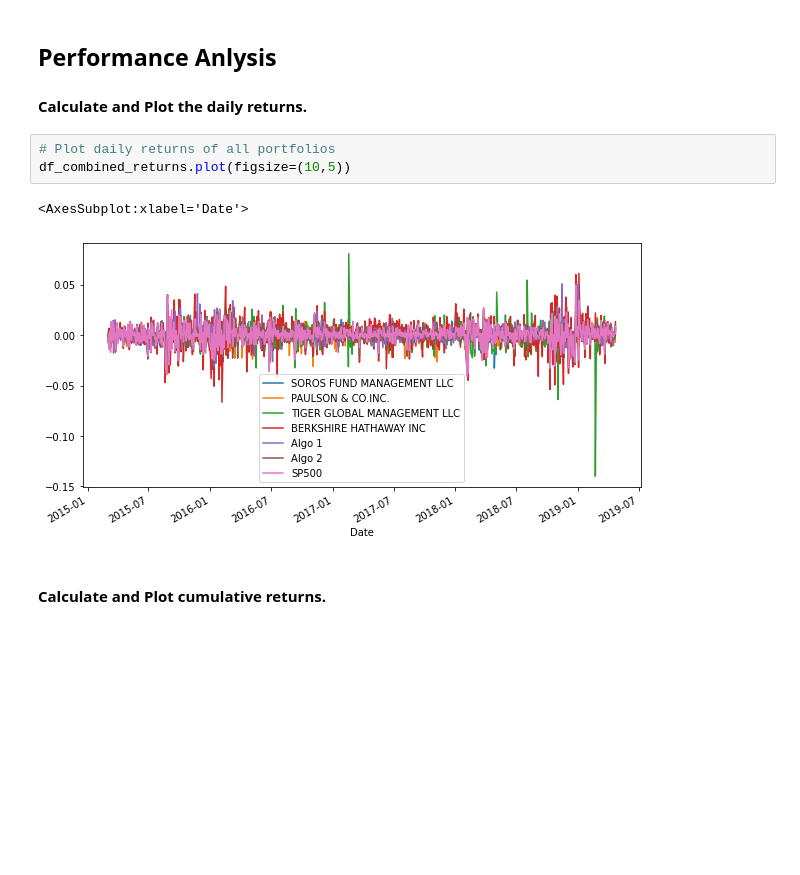
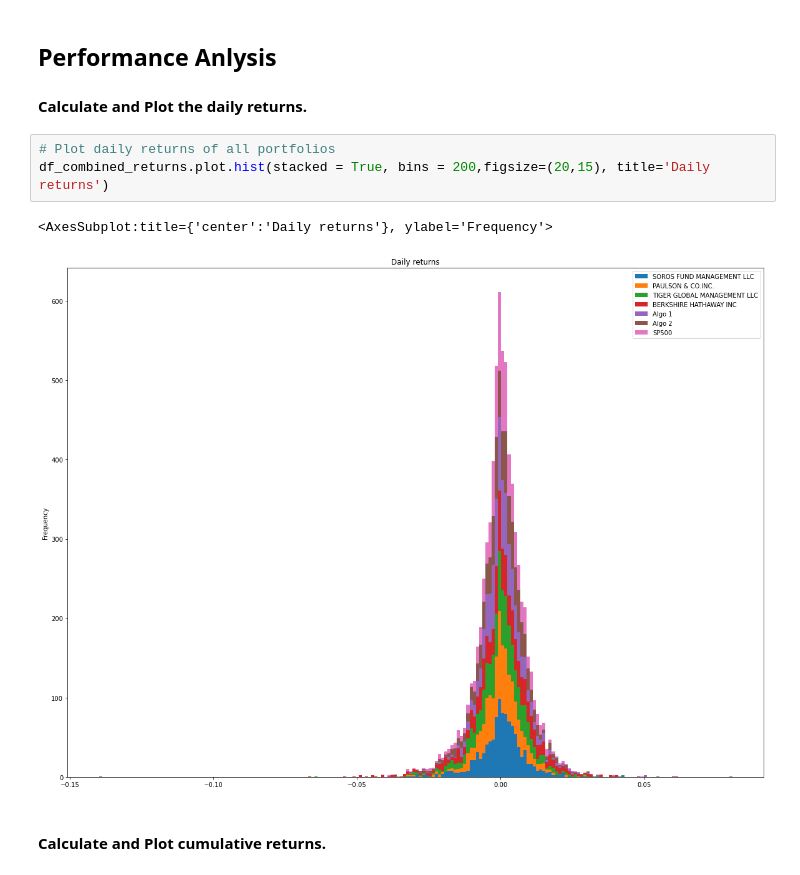
Before and after one commit to xfdobs/python-homework, a Jupyter notebook: 2_A Whale Off the Port(folio)/whale_analysis.ipynb, the cells around one changed output. Drawn from its saved outputs; the diff is of its cells as text; blank space fills up the shorter version.

```diff
--- a/2_A Whale Off the Port(folio)/whale_analysis.ipynb
+++ b/2_A Whale Off the Port(folio)/whale_analysis.ipynb
@@ -203,10 +203,10 @@ In this section, you will calculate and visualize performance and risk metrics f
 #### Calculate and Plot the daily returns.
 # %%
 # Plot daily returns of all portfolios
-df_combined_returns.plot(figsize=(10,5))
+df_combined_returns.plot.hist(stacked = True, bins = 200,figsize=(20,15), title='Daily returns')
 # %% [output]
-<AxesSubplot:xlabel='Date'>
+<AxesSubplot:title={'center':'Daily returns'}, ylabel='Frequency'>
-[figure, old version]
+[figure, new version]
 # %% [markdown]
 #### Calculate and Plot cumulative returns.
 # %%
```
Also changed, not shown: parts of 19 cells of this notebook, 14 other files.
